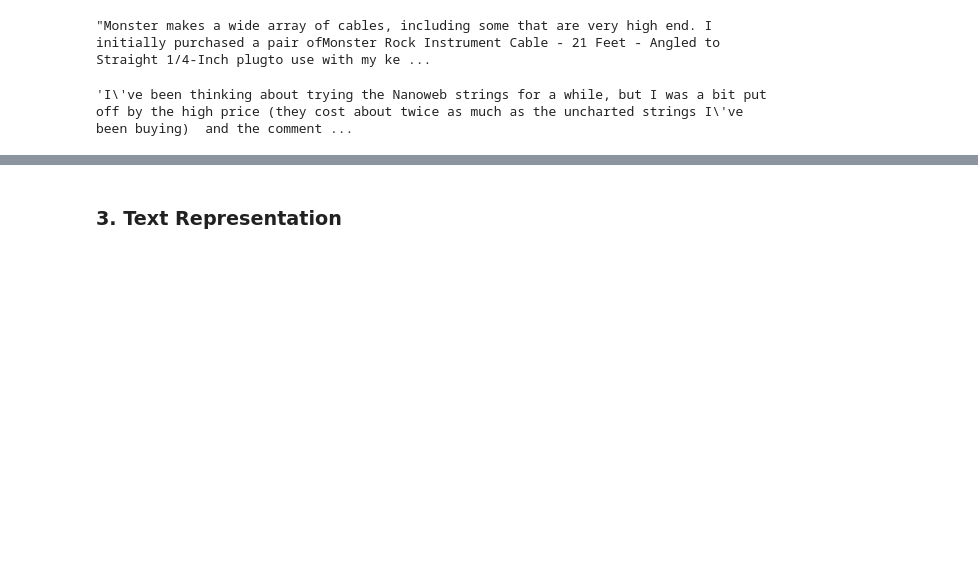
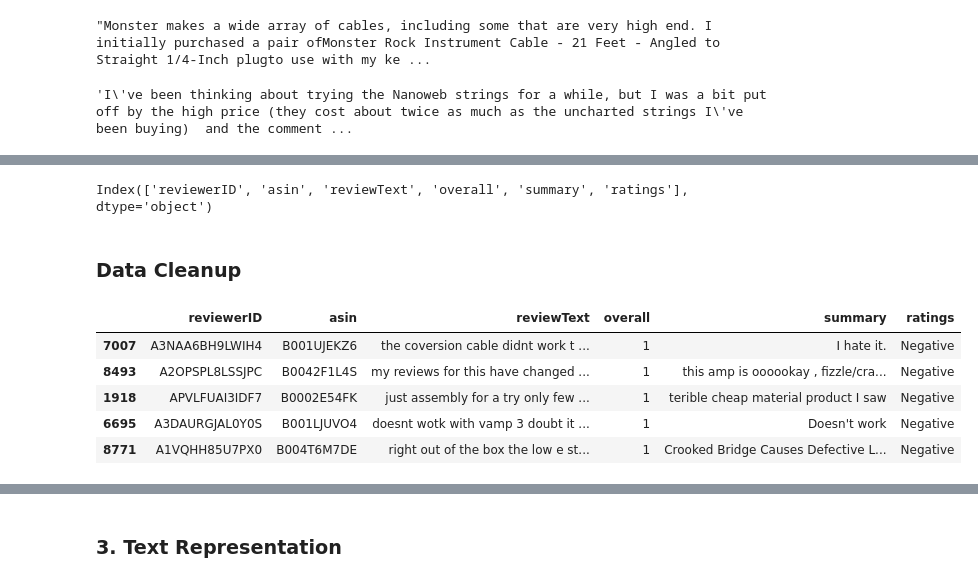
Before and after one commit to naromerol/S3-COMP262, a Jupyter notebook: Project/COMP262_NLP_Project.ipynb, the cells around one changed output, grey strips where cells are left out. Saved outputs shown, nothing was run; the diff lists cells and outputs as text; code cells hidden in the pictures; blank space fills up the shorter version.

```diff
--- a/Project/COMP262_NLP_Project.ipynb
+++ b/Project/COMP262_NLP_Project.ipynb
@@ -378,0 +369,23 @@ Index(['reviewerID', 'asin', 'reviewText', 'overall', 'summary',
+# %%
+# 2c. Column selection
+random_sample.drop(['reviewerName','helpful','helpful_rating','reviewTextLength','unixReviewTime','reviewTime'], axis=1, inplace= True)
+random_sample.columns
+# %% [output]
+Index(['reviewerID', 'asin', 'reviewText', 'overall', 'summary', 'ratings'], dtype='object')
+# %% [markdown]
+### Data Cleanup
+# %%
+# lowercasing
+random_sample['reviewText'] = random_sample['reviewText'].str.lower()
+
+# Remove punctuation
+random_sample['reviewText'] = random_sample['reviewText'].str.replace('[^\w\s]','', regex=True)
+
+random_sample.head()
+# %% [output]
+|  | reviewerID | asin | reviewText | overall | summary | ratings |
+| 7007 | A3NAA6BH9LWIH4 | B001UJEKZ6 | the coversion cable didnt work t ... | 1 | I hate it. | Negative |
+| 8493 | A2OPSPL8LSSJPC | B0042F1L4S | my reviews for this have changed ... | 1 | this amp is oooookay , fizzle/cra... | Negative |
+| 1918 | APVLFUAI3IDF7 | B0002E54FK | just assembly for a try only few ... | 1 | terible cheap material product I saw | Negative |
+| 6695 | A3DAURGJAL0Y0S | B001LJUVO4 | doesnt wotk with vamp 3 doubt it ... | 1 | Doesn't work | Negative |
+| 8771 | A1VQHH85U7PX0 | B004T6M7DE | right out of the box the low e st... | 1 | Crooked Bridge Causes Defective L... | Negative |
```
Also changed, not shown: parts of 76 cells of this notebook, 13 other files.
